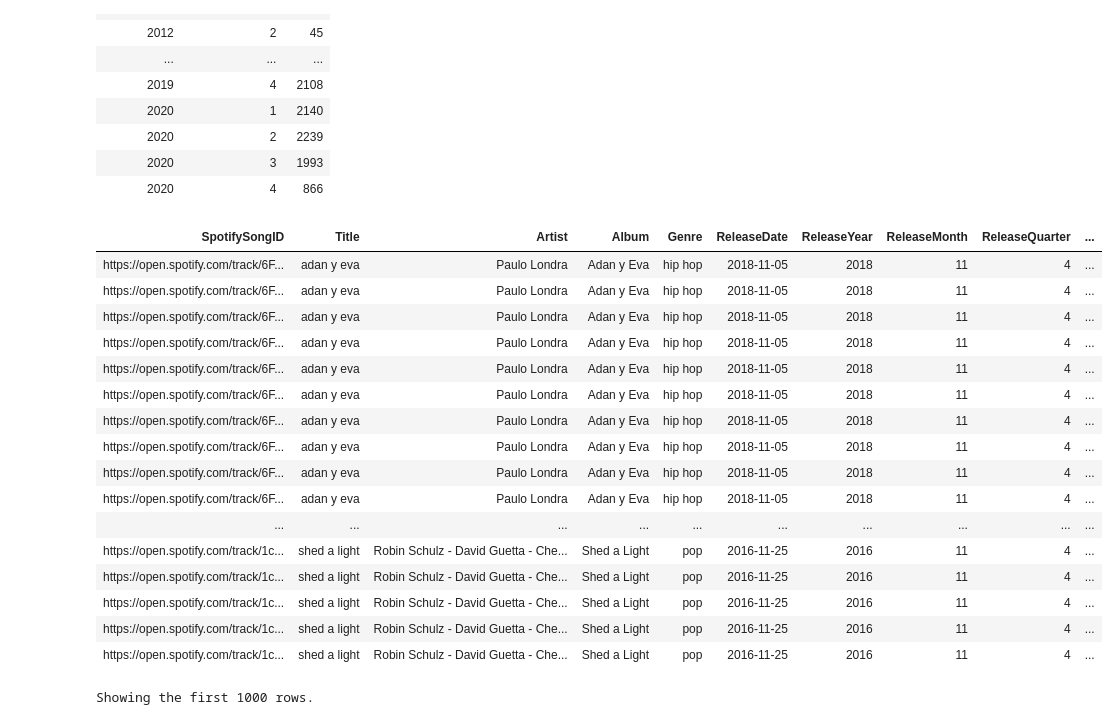
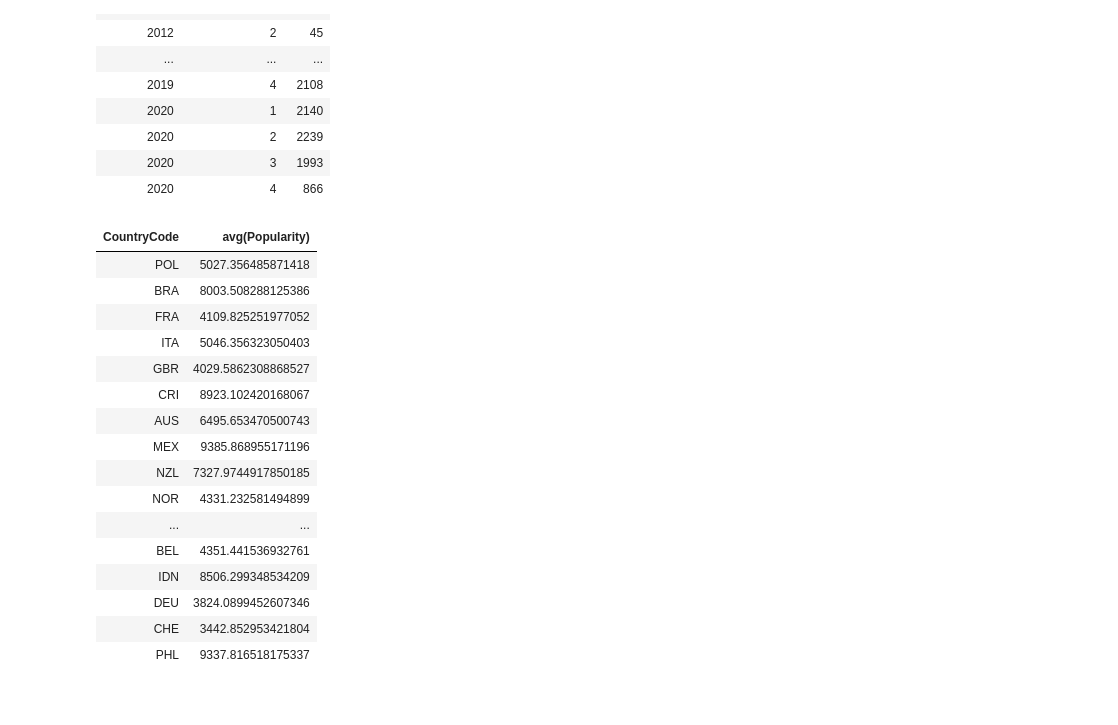
Before and after one commit to MaxSMCON/Group3, a Jupyter notebook: UWaterloo - Final Project - KKissoon/Spotify-Group3Project-KKissoon-Visualizations.ipynb, the cells around one changed output. Cells and saved outputs as stored; diff of their text form; code cells hidden in the pictures.

```diff
--- a/UWaterloo - Final Project - KKissoon/Spotify-Group3Project-KKissoon-Visualizations.ipynb
+++ b/UWaterloo - Final Project - KKissoon/Spotify-Group3Project-KKissoon-Visualizations.ipynb
@@ -376,45 +398,45 @@ display(vis4)
 | 2020 | 3 | 1993 |
 | 2020 | 4 | 866 |
 # %%
-# Visual 5: Total Popularity By Country
+# Visual 5: Average (MEAN) Popularity By Country
 
 # PIP Install & Import Pycountry
 # pip install pycountry
 import pycountry
 
 # Create Dictionary of Country ISO Codes
 countries = {}
 for country in pycountry.countries:
     countries[country.name] = country.alpha_3
 
 # Manually Fix Erroneous Country Names (USA & UK) To ISO Mapping:
 df = df.withColumn("Country", when(col("Country") == "USA", "United States").when(col("Country") == "UK", "United Kingdom").otherwise(col("Country")))
 
 # Map Country to ISO Codes Using Lambda Function
 udf_country_lookup = udf(lambda x:countries.get(x, 'UNKNOWN'))
 
 # Filter UNKNOWN Country Codes
 vis5 = df.withColumn("CountryCode", udf_country_lookup(col("Country")))
 vis5 = vis5.filter(vis5.CountryCode != "UNKNOWN")
 
-# Using DataBricks Display Map Visualization
+# GroupBy Country To Find Mean & Using DataBricks Display Map Visualization
+vis5 = vis5.groupBy("CountryCode").mean("Popularity")
 display(vis5)
 # %% [output]
-| SpotifySongID | Title | Artist | Album | Genre | ReleaseDate | ReleaseYear | ReleaseMonth | ReleaseQuarter | ... |
-| https://open.spotify.com/track/6F... | adan y eva | Paulo Londra | Adan y Eva | hip hop | 2018-11-05 | 2018 | 11 | 4 | ... |
-| https://open.spotify.com/track/6F... | adan y eva | Paulo Londra | Adan y Eva | hip hop | 2018-11-05 | 2018 | 11 | 4 | ... |
-| https://open.spotify.com/track/6F... | adan y eva | Paulo Londra | Adan y Eva | hip hop | 2018-11-05 | 2018 | 11 | 4 | ... |
-| https://open.spotify.com/track/6F... | adan y eva | Paulo Londra | Adan y Eva | hip hop | 2018-11-05 | 2018 | 11 | 4 | ... |
-| https://open.spotify.com/track/6F... | adan y eva | Paulo Londra | Adan y Eva | hip hop | 2018-11-05 | 2018 | 11 | 4 | ... |
-| https://open.spotify.com/track/6F... | adan y eva | Paulo Londra | Adan y Eva | hip hop | 2018-11-05 | 2018 | 11 | 4 | ... |
-| https://open.spotify.com/track/6F... | adan y eva | Paulo Londra | Adan y Eva | hip hop | 2018-11-05 | 2018 | 11 | 4 | ... |
-| https://open.spotify.com/track/6F... | adan y eva | Paulo Londra | Adan y Eva | hip hop | 2018-11-05 | 2018 | 11 | 4 | ... |
-| https://open.spotify.com/track/6F... | adan y eva | Paulo Londra | Adan y Eva | hip hop | 2018-11-05 | 2018 | 11 | 4 | ... |
-| https://open.spotify.com/track/6F... | adan y eva | Paulo Londra | Adan y Eva | hip hop | 2018-11-05 | 2018 | 11 | 4 | ... |
-| ... | ... | ... | ... | ... | ... | ... | ... | ... | ... |
-| https://open.spotify.com/track/1c... | shed a light | Robin Schulz - David Guetta - Che... | Shed a Light | pop | 2016-11-25 | 2016 | 11 | 4 | ... |
-| https://open.spotify.com/track/1c... | shed a light | Robin Schulz - David Guetta - Che... | Shed a Light | pop | 2016-11-25 | 2016 | 11 | 4 | ... |
-| https://open.spotify.com/track/1c... | shed a light | Robin Schulz - David Guetta - Che... | Shed a Light | pop | 2016-11-25 | 2016 | 11 | 4 | ... |
-| https://open.spotify.com/track/1c... | shed a light | Robin Schulz - David Guetta - Che... | Shed a Light | pop | 2016-11-25 | 2016 | 11 | 4 | ... |
-| https://open.spotify.com/track/1c... | shed a light | Robin Schulz - David Guetta - Che... | Shed a Light | pop | 2016-11-25 | 2016 | 11 | 4 | ... |
+| CountryCode | avg(Popularity) |
+| POL | 5027.356485871418 |
+| BRA | 8003.508288125386 |
+| FRA | 4109.825251977052 |
+| ITA | 5046.356323050403 |
+| GBR | 4029.5862308868527 |
+| CRI | 8923.102420168067 |
+| AUS | 6495.653470500743 |
+| MEX | 9385.868955171196 |
+| NZL | 7327.9744917850185 |
+| NOR | 4331.232581494899 |
+| ... | ... |
+| BEL | 4351.441536932761 |
+| IDN | 8506.299348534209 |
+| DEU | 3824.0899452607346 |
+| CHE | 3442.852953421804 |
+| PHL | 9337.816518175337 |
-Showing the first 1000 rows.
```
Also changed, not shown: parts of 2 cells of this notebook, 1 other file.
